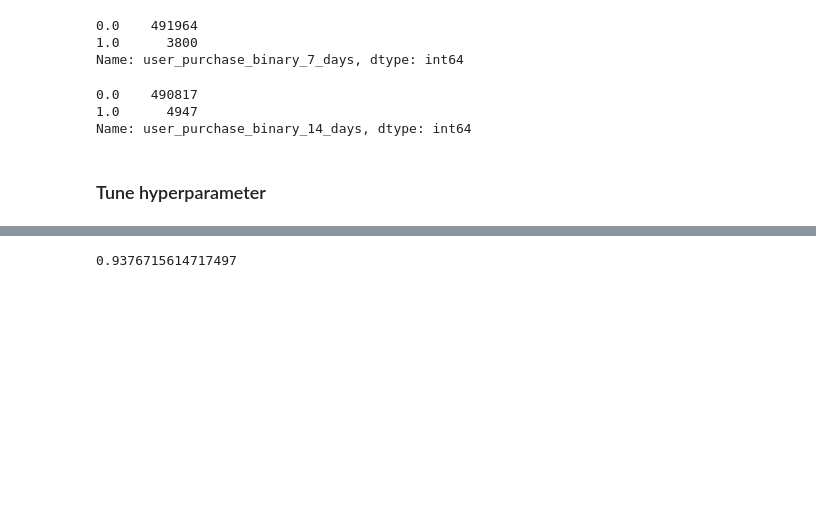
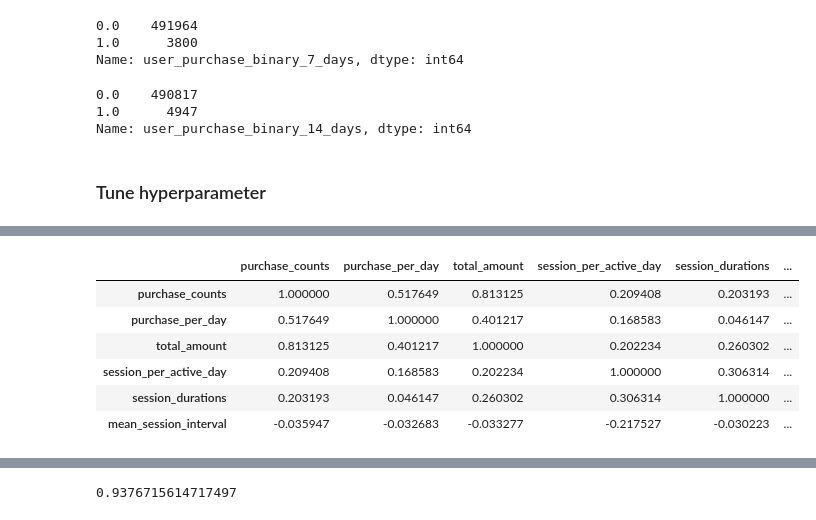
Before and after one commit to minchenw/User-Purchase-Prediction, a Jupyter notebook: random_forest_grid_search.ipynb, the cells around one changed output, grey strips where cells are left out. Cells and saved outputs as stored; diff of their text form; code cells hidden in the pictures; blank space fills up the shorter version.

```diff
--- a/random_forest_grid_search.ipynb
+++ b/random_forest_grid_search.ipynb
@@ -212,2 +297,12 @@ print(gridSearch.best_score_)
+# %%
+x_train_.corr()
+# %% [output]
+|  | purchase_counts | purchase_per_day | total_amount | session_per_active_day | session_durations | ... |
+| purchase_counts | 1.000000 | 0.517649 | 0.813125 | 0.209408 | 0.203193 | ... |
+| purchase_per_day | 0.517649 | 1.000000 | 0.401217 | 0.168583 | 0.046147 | ... |
+| total_amount | 0.813125 | 0.401217 | 1.000000 | 0.202234 | 0.260302 | ... |
+| session_per_active_day | 0.209408 | 0.168583 | 0.202234 | 1.000000 | 0.306314 | ... |
+| session_durations | 0.203193 | 0.046147 | 0.260302 | 0.306314 | 1.000000 | ... |
+| mean_session_interval | -0.035947 | -0.032683 | -0.033277 | -0.217527 | -0.030223 | ... |
 # %%
 from sklearn.metrics import roc_auc_score
```
Also changed, not shown: parts of 22 cells of this notebook, 2 other files.
